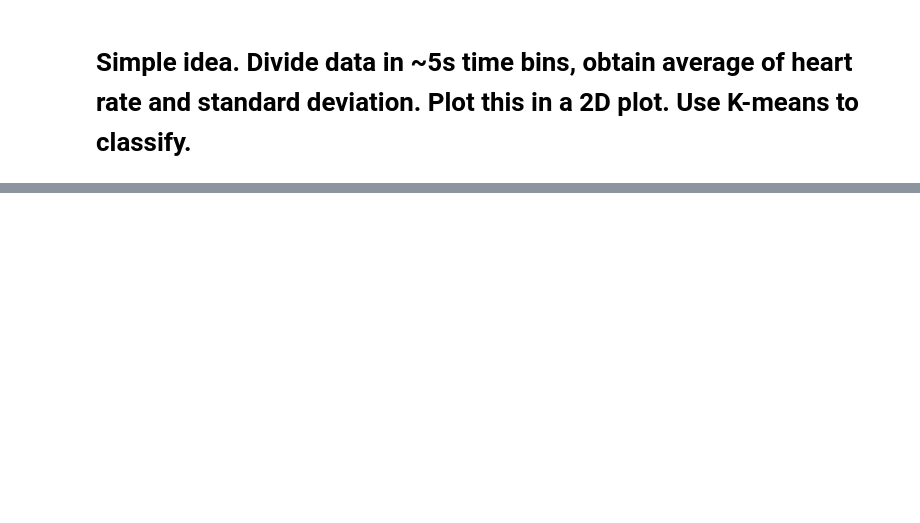
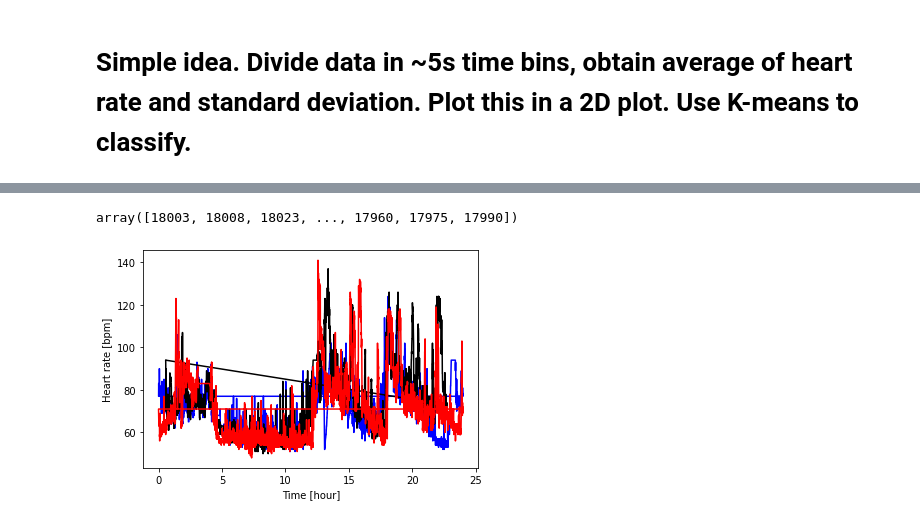
Before and after one commit to DanidelRio/Heart, a Jupyter notebook: json_analysis.ipynb, the cells around one changed output, grey strips where cells are left out. Saved outputs shown, nothing was run; the diff lists cells and outputs as text; code cells hidden in the pictures; blank space fills up the shorter version.

Commit message:
Visualization of Heart rate vs stdev as well as time series with correct x-axis

```diff
--- a/json_analysis.ipynb
+++ b/json_analysis.ipynb
@@ -99,6 +58,0 @@ dict_keys1[0]
-# %%
-# O challenge, extract time array from json
-
-times = [json_data[k]['dateTime'] for k in range(len(json_data))]
-
-times[0] #list
@@ -148,0 +87,7 @@ print(indices)
+# %%
+times, only_time, hms, seconds = splitting_data(json_data)
+
+print(times[0])
+print(only_time[0])
+print(hms[0])
+print(seconds[0])
@@ -153,0 +143,15 @@ print(indices)
+# %%
+def obtain_time_series(file_name):
+    json_data = open_file(file_name)
+
+    times, only_time, hms, seconds = splitting_data(json_data)
+    # Seconds has the correct x-entries for the heart rate time series
+
+    heart_rate = np.zeros(len(json_data))
+
+    for i in range(len(json_data)):
+        values1 = [json_data[i][k] for k in json_data[i]]
+        values2 = [values1[1][k] for k in values1[1]]
+        heart_rate[i] = values2[0]
+
+    return np.asarray(seconds), heart_rate
@@ -156,0 +181,8 @@ print(indices)
+# %%
+means_31_8, stdevs_31_8 = obtain_data("heart_rate-2021-08-31.json") # means, stdevs
+means_01_9, stdevs_01_9 = obtain_data("heart_rate-2021-09-01.json")
+means_02_9, stdevs_02_9 = obtain_data("heart_rate-2021-09-02.json")
+
+seconds_31_8, heart_frequency_31_8 = obtain_time_series("heart_rate-2021-08-31.json")
+seconds_01_9, heart_frequency_01_9 = obtain_time_series("heart_rate-2021-09-01.json")
+seconds_02_9, heart_frequency_02_9 = obtain_time_series("heart_rate-2021-09-02.json")
@@ -156,0 +195,13 @@ print(indices)
+# %%
+seconds_31_8
+# %% [output]
+array([18003, 18008, 18023, ..., 17960, 17975, 17990])
+# %%
+plt.plot(seconds_31_8/3600, heart_frequency_31_8, c="b")
+plt.plot(seconds_01_9/3600, heart_frequency_01_9, c="k")
+plt.plot(seconds_02_9/3600, heart_frequency_02_9, c="r")
+plt.xlabel("Time [hour]")
+plt.ylabel("Heart rate [bpm]")
+plt.show()
+# %% [output]
+[figure, new version]
```
Also changed, not shown: parts of 25 cells of this notebook.
